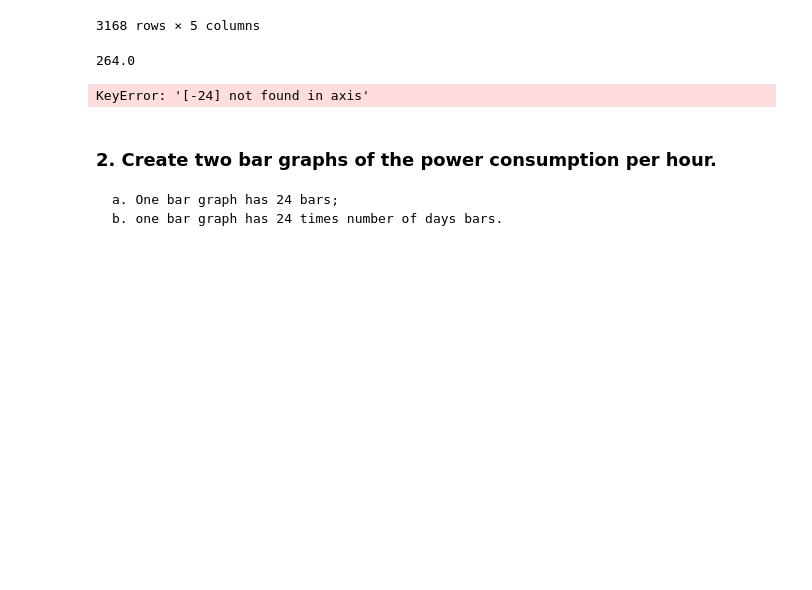
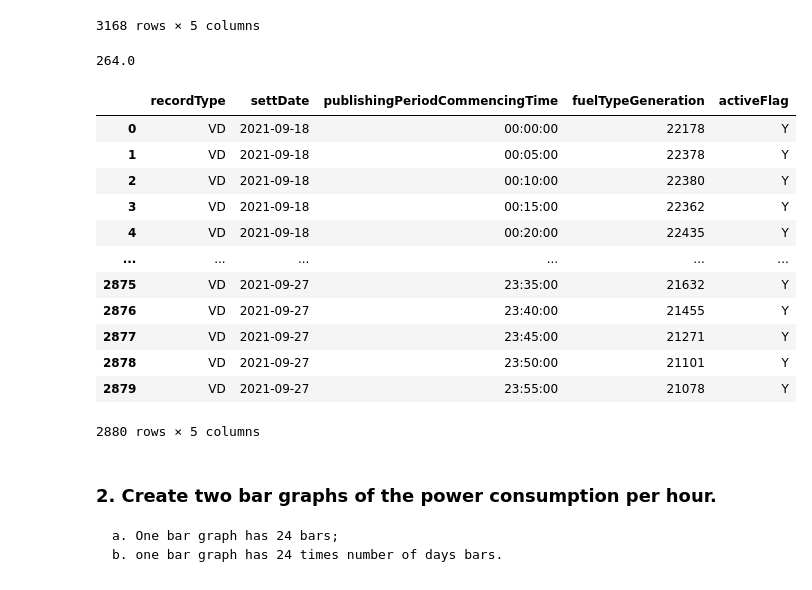
Before and after one commit to theniusofg/data601, a Jupyter notebook: Week04/homework/week04 - HW 2.ipynb, the cells around one changed output. Saved outputs shown, nothing was run; the diff lists cells and outputs as text; code cells hidden in the pictures; blank space fills up the shorter version.

```diff
--- a/Week04/homework/week04 - HW 2.ipynb
+++ b/Week04/homework/week04 - HW 2.ipynb
@@ -28,7 +28,3 @@ df
 3168/12
 # %% [output]
 264.0
-# %%
-df.drop(index= ))
-# %% [output]
-KeyError: '[-24] not found in axis'
@@ -37,3 +31,21 @@ KeyError: '[-24] not found in axis'
+# %%
+# accidently pulled 11 days only want ten
+df = df.iloc[:-288]
+df
+# %% [output]
+|  | recordType | settDate | publishingPeriodCommencingTime | fuelTypeGeneration | activeFlag |
+| 0 | VD | 2021-09-18 | 00:00:00 | 22178 | Y |
+| 1 | VD | 2021-09-18 | 00:05:00 | 22378 | Y |
+| 2 | VD | 2021-09-18 | 00:10:00 | 22380 | Y |
+| 3 | VD | 2021-09-18 | 00:15:00 | 22362 | Y |
+| 4 | VD | 2021-09-18 | 00:20:00 | 22435 | Y |
+| ... | ... | ... | ... | ... | ... |
+| 2875 | VD | 2021-09-27 | 23:35:00 | 21632 | Y |
+| 2876 | VD | 2021-09-27 | 23:40:00 | 21455 | Y |
+| 2877 | VD | 2021-09-27 | 23:45:00 | 21271 | Y |
+| 2878 | VD | 2021-09-27 | 23:50:00 | 21101 | Y |
+| 2879 | VD | 2021-09-27 | 23:55:00 | 21078 | Y |
+2880 rows × 5 columns
 # %% [markdown]
 ### 2. Create two bar graphs of the power consumption per hour.
     a. One bar graph has 24 bars;
```
Also changed, not shown: parts of 9 cells of this notebook, 2 other files.
